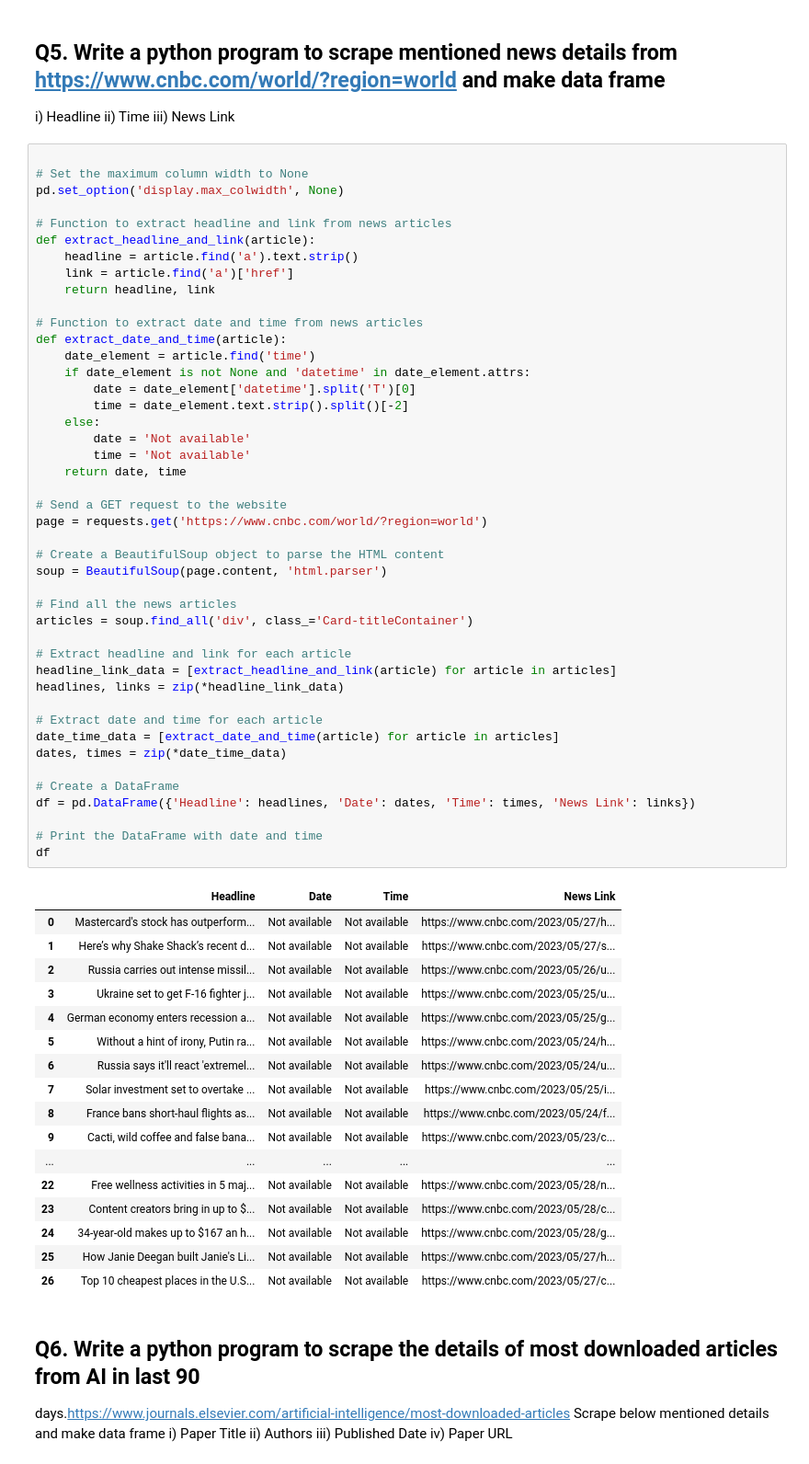
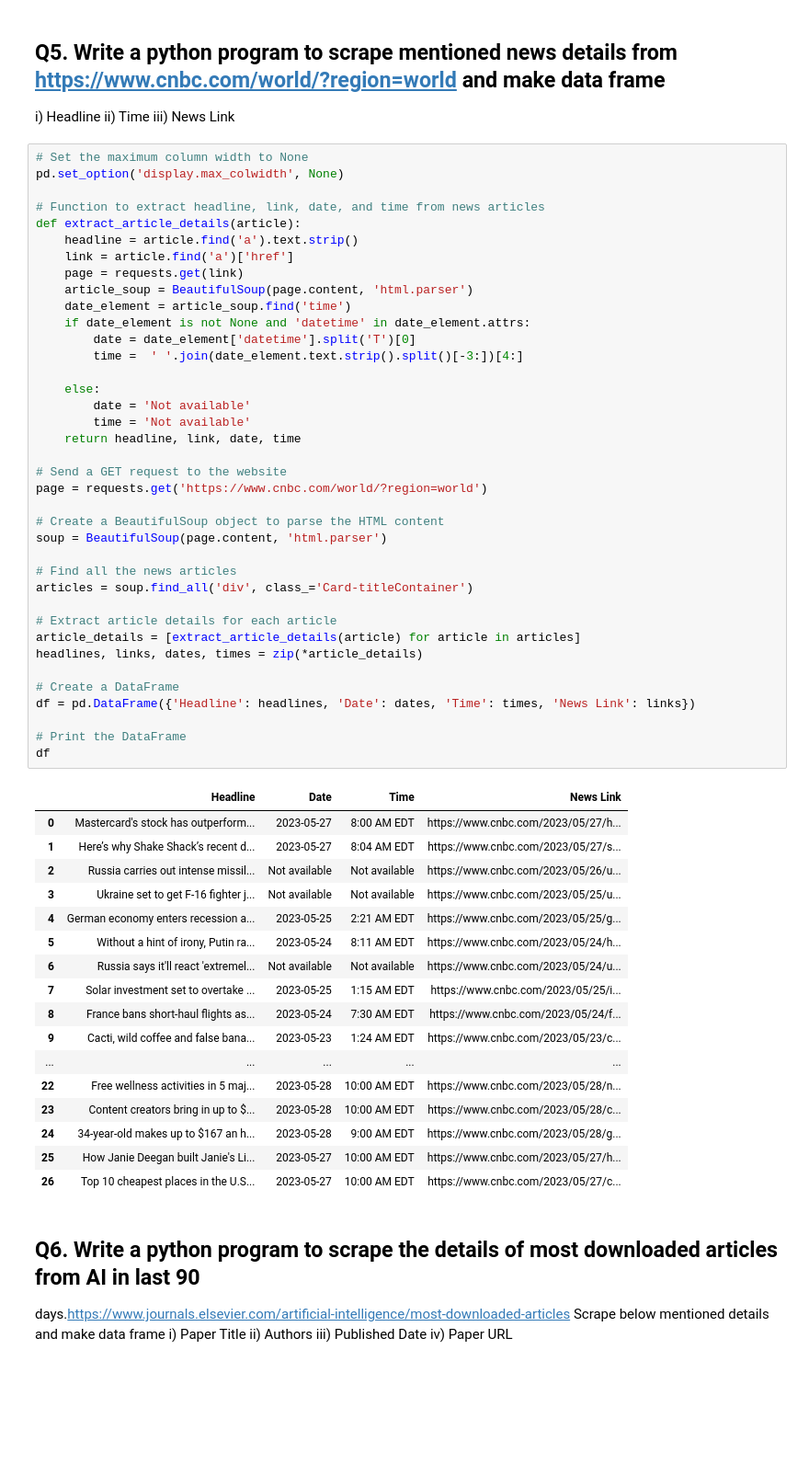
Before and after one commit to Joba-Fatola/Internship, a Jupyter notebook: Web_Scrapping Assignment -1_ Oluwajoba Fatola.ipynb, the cells around one changed output. Shown at 92% size. Saved outputs shown, nothing was run; the diff lists cells and outputs as text; blank space fills up the shorter version.

```diff
--- a/Web_Scrapping Assignment -1_ Oluwajoba Fatola.ipynb
+++ b/Web_Scrapping Assignment -1_ Oluwajoba Fatola.ipynb
@@ -440,67 +434,61 @@ i) Headline
 ii) Time
 iii) News Link
 # %%
-
 # Set the maximum column width to None
 pd.set_option('display.max_colwidth', None)
 
-# Function to extract headline and link from news articles
-def extract_headline_and_link(article):
+# Function to extract headline, link, date, and time from news articles
+def extract_article_details(article):
     headline = article.find('a').text.strip()
     link = article.find('a')['href']
-    return headline, link
-
-# Function to extract date and time from news articles
-def extract_date_and_time(article):
-    date_element = article.find('time')
+    page = requests.get(link)
+    article_soup = BeautifulSoup(page.content, 'html.parser')
+    date_element = article_soup.find('time')
     if date_element is not None and 'datetime' in date_element.attrs:
         date = date_element['datetime'].split('T')[0]
-        time = date_element.text.strip().split()[-2]
+        time =  ' '.join(date_element.text.strip().split()[-3:])[4:]
+
     else:
         date = 'Not available'
         time = 'Not available'
-    return date, time
+    return headline, link, date, time
 
 # Send a GET request to the website
 page = requests.get('https://www.cnbc.com/world/?region=world')
 
 # Create a BeautifulSoup object to parse the HTML content
 soup = BeautifulSoup(page.content, 'html.parser')
 
 # Find all the news articles
 articles = soup.find_all('div', class_='Card-titleContainer')
 
-# Extract headline and link for each article
-headline_link_data = [extract_headline_and_link(article) for article in articles]
-headlines, links = zip(*headline_link_data)
-
-# Extract date and time for each article
-date_time_data = [extract_date_and_time(article) for article in articles]
-dates, times = zip(*date_time_data)
+# Extract article details for each article
+article_details = [extract_article_details(article) for article in articles]
+headlines, links, dates, times = zip(*article_details)
 
 # Create a DataFrame
 df = pd.DataFrame({'Headline': headlines, 'Date': dates, 'Time': times, 'News Link': links})
 
-# Print the DataFrame with date and time
+# Print the DataFrame
 df
 # %% [output]
 |  | Headline | Date | Time | News Link |
-| 0 | Mastercard's stock has outperform... | Not available | Not available | https://www.cnbc.com/2023/05/27/h... |
-| 1 | Here’s why Shake Shack’s recent d... | Not available | Not available | https://www.cnbc.com/2023/05/27/s... |
+| 0 | Mastercard's stock has outperform... | 2023-05-27 | 8:00 AM EDT | https://www.cnbc.com/2023/05/27/h... |
+| 1 | Here’s why Shake Shack’s recent d... | 2023-05-27 | 8:04 AM EDT | https://www.cnbc.com/2023/05/27/s... |
 | 2 | Russia carries out intense missil... | Not available | Not available | https://www.cnbc.com/2023/05/26/u... |
 | 3 | Ukraine set to get F-16 fighter j... | Not available | Not available | https://www.cnbc.com/2023/05/25/u... |
-| 4 | German economy enters recession a... | Not available | Not available | https://www.cnbc.com/2023/05/25/g... |
-| 5 | Without a hint of irony, Putin ra... | Not available | Not available | https://www.cnbc.com/2023/05/24/h... |
+| 4 | German economy enters recession a... | 2023-05-25 | 2:21 AM EDT | https://www.cnbc.com/2023/05/25/g... |
+| 5 | Without a hint of irony, Putin ra... | 2023-05-24 | 8:11 AM EDT | https://www.cnbc.com/2023/05/24/h... |
 | 6 | Russia says it'll react 'extremel... | Not available | Not available | https://www.cnbc.com/2023/05/24/u... |
-| 7 | Solar investment set to overtake ... | Not available | Not available | https://www.cnbc.com/2023/05/25/i... |
-| 8 | France bans short-haul flights as... | Not available | Not available | https://www.cnbc.com/2023/05/24/f... |
-| 9 | Cacti, wild coffee and false bana... | Not available | Not available | https://www.cnbc.com/2023/05/23/c... |
+| 7 | Solar investment set to overtake ... | 2023-05-25 | 1:15 AM EDT | https://www.cnbc.com/2023/05/25/i... |
+| 8 | France bans short-haul flights as... | 2023-05-24 | 7:30 AM EDT | https://www.cnbc.com/2023/05/24/f... |
+| 9 | Cacti, wild coffee and false bana... | 2023-05-23 | 1:24 AM EDT | https://www.cnbc.com/2023/05/23/c... |
 | ... | ... | ... | ... | ... |
-| 22 | Free wellness activities in 5 maj... | Not available | Not available | https://www.cnbc.com/2023/05/28/n... |
-| 23 | Content creators bring in up to $... | Not available | Not available | https://www.cnbc.com/2023/05/28/c... |
-| 24 | 34-year-old makes up to $167 an h... | Not available | Not available | https://www.cnbc.com/2023/05/28/g... |
-| 25 | How Janie Deegan built Janie's Li... | Not available | Not available | https://www.cnbc.com/2023/05/27/h... |
-| 26 | Top 10 cheapest places in the U.S... | Not available | Not available | https://www.cnbc.com/2023/05/27/c... |
+| 22 | Free wellness activities in 5 maj... | 2023-05-28 | 10:00 AM EDT | https://www.cnbc.com/2023/05/28/n... |
+| 23 | Content creators bring in up to $... | 2023-05-28 | 10:00 AM EDT | https://www.cnbc.com/2023/05/28/c... |
+| 24 | 34-year-old makes up to $167 an h... | 2023-05-28 | 9:00 AM EDT | https://www.cnbc.com/2023/05/28/g... |
+| 25 | How Janie Deegan built Janie's Li... | 2023-05-27 | 10:00 AM EDT | https://www.cnbc.com/2023/05/27/h... |
+| 26 | Top 10 cheapest places in the U.S... | 2023-05-27 | 10:00 AM EDT | https://www.cnbc.com/2023/05/27/c... |
 # %% [markdown]
 ## Q6. Write a python program to scrape the details of most downloaded articles from AI in last 90
 days.https://www.journals.elsevier.com/artificial-intelligence/most-downloaded-articles
```
Also changed, not shown: parts of 1 cell of this notebook.
